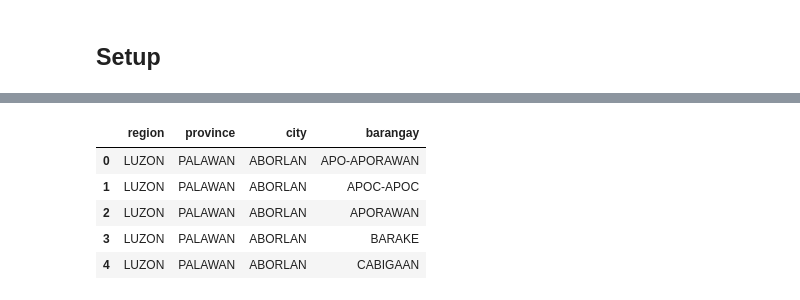
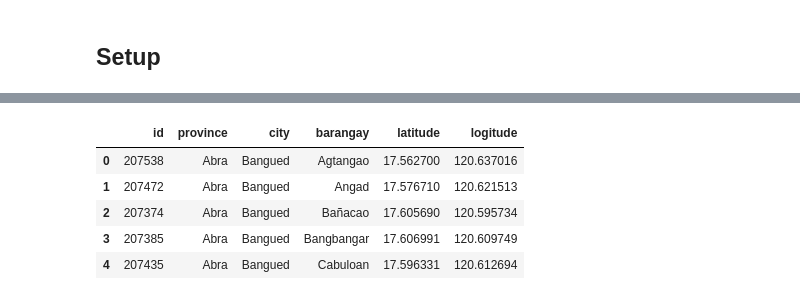
Before and after one commit to caremin-tech/ph-mapping, a Jupyter notebook: data_cleaning_workstream/data_cleaning_workbook.ipynb, the cells around one changed output, grey strips where cells are left out. Cells and saved outputs as stored; diff of their text form; code cells hidden in the pictures.

```diff
--- a/data_cleaning_workstream/data_cleaning_workbook.ipynb
+++ b/data_cleaning_workstream/data_cleaning_workbook.ipynb
@@ -7,13 +13,15 @@ import pandas as pd
 # %%
-# pulling in our single source of truth data file for geographic information
-ssot_df = pd.read_csv(filepath_or_buffer='raw_data/new_locations_only_icm.csv')
+# pulling in the SSOT file for all new locations
+new_locations_base_df = pd.read_csv(
+    filepath_or_buffer="raw_data/new_locations.csv"
+).clean_names()
 
 # taking a peek at our data
-ssot_df.head()
+new_locations_base_df.head()
 # %% [output]
-|  | region | province | city | barangay |
-| 0 | LUZON | PALAWAN | ABORLAN | APO-APORAWAN |
-| 1 | LUZON | PALAWAN | ABORLAN | APOC-APOC |
-| 2 | LUZON | PALAWAN | ABORLAN | APORAWAN |
-| 3 | LUZON | PALAWAN | ABORLAN | BARAKE |
-| 4 | LUZON | PALAWAN | ABORLAN | CABIGAAN |
+|  | id | province | city | barangay | latitude | logitude |
+| 0 | 207538 | Abra | Bangued | Agtangao | 17.562700 | 120.637016 |
+| 1 | 207472 | Abra | Bangued | Angad | 17.576710 | 120.621513 |
+| 2 | 207374 | Abra | Bangued | Bañacao | 17.605690 | 120.595734 |
+| 3 | 207385 | Abra | Bangued | Bangbangar | 17.606991 | 120.609749 |
+| 4 | 207435 | Abra | Bangued | Cabuloan | 17.596331 | 120.612694 |
```
Also changed, not shown: parts of 16 cells of this notebook, 2 other files.
